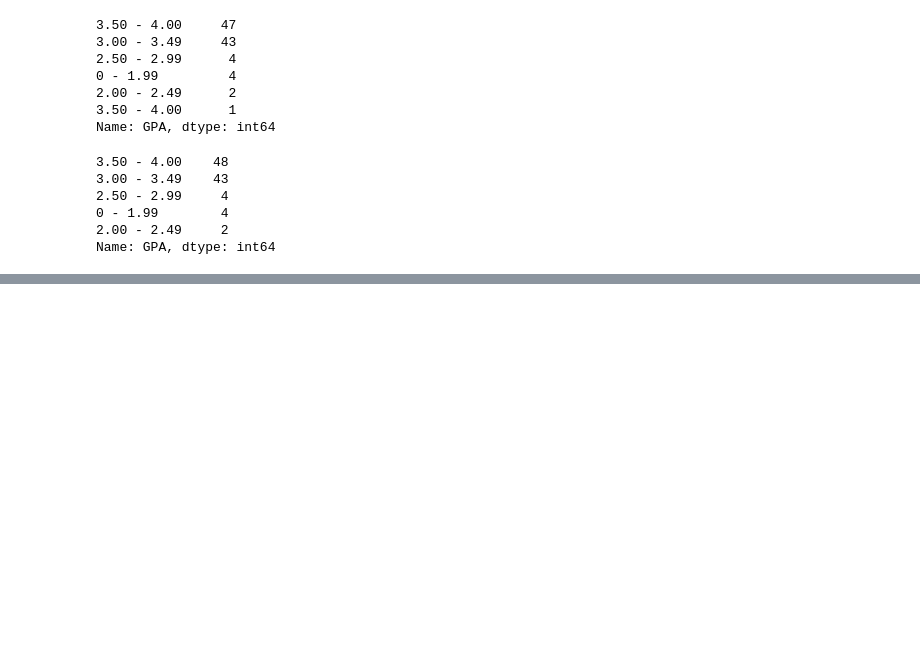
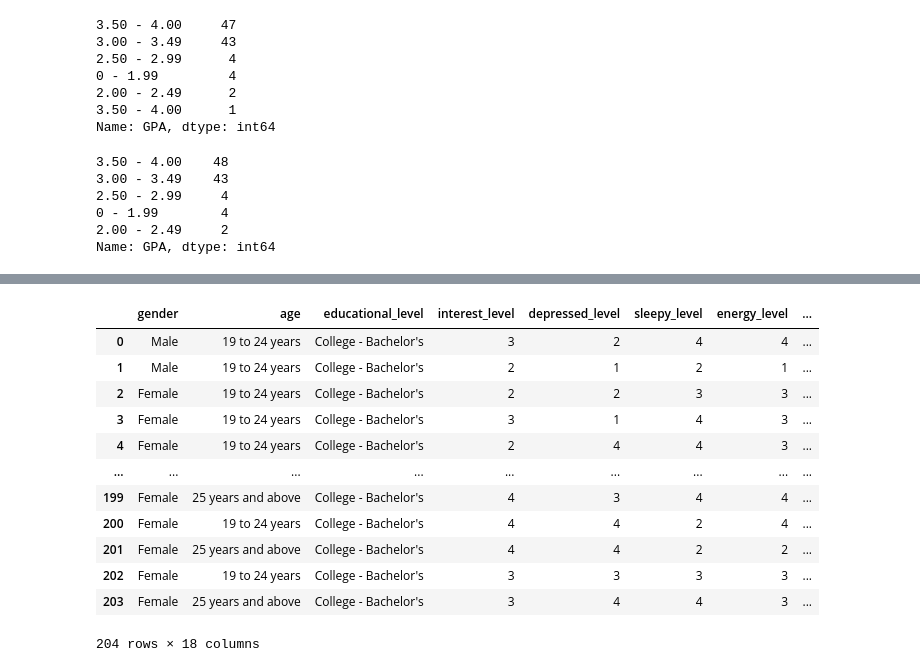
Before and after one commit to daniellecaro/Project-1-Mental-Health-, a Jupyter notebook: project_1_main.py.ipynb, the cells around one changed output, grey strips where cells are left out. Saved outputs shown, nothing was run; the diff lists cells and outputs as text; code cells hidden in the pictures; blank space fills up the shorter version.

```diff
--- a/project_1_main.py.ipynb
+++ b/project_1_main.py.ipynb
@@ -6,3 +6,4 @@ import pandas as pd
 # %%
 # read in files
 student_df = pd.read_csv("Resources/Student Mental health.csv")
+academic_performance_df = pd.read_csv("Resources/Effects on Academic Performance.csv")
@@ -192,0 +209,19 @@ Name: GPA, dtype: int64
+# %%
+# rename columns
+rename_academic_df = academic_performance_df.rename(columns = {'Gender:':'gender', 'Age:':'age',
+                                     'Educational Level':'educational_level',
+                                     'Little interest or pleasure in doing things ':'interest_level',
+                                     'Feeling down, depressed, or hopeless':'depressed_level',
+                                     'Trouble falling or staying asleep, or sleeping too much':'sleepy_level',
+                                     'Feeling tired or having little energy':'energy_level',
+                                     'Poor appetite or overeating':'appetite_level',
+                                     'Feeling bad about yourself or that you are a failure or not have let yourself or your family down':'self_worth_level',
+                                     'Trouble concentrating on things, such as reading the newspaper or watching television':'concentrating_level',
+                                     'Moving or speaking so slowly that other people could have noticed Or being so restless that you have been moving around a lot more than usual':'restless_level',
+                                     'Thoughts that you would be better off dead or of hurting yourself in some way':'suicidal_level',
+                                     'Do you have part-time or full-time job? ':'employment',
+                                     'Which of the following best describes your term-time accommodation?':'housing_situation',
+                                     'How many hours do you spend studying each day?':'studing_spending',
+                                     'How many of the electronic gadgets (e.g. mobile phone, computer, laptop, PSP, PS4, Wii, etc.) do you have in your home or your student accommodation/mess/hall?':'electronic_devices',
+                                     'How many hours do you spend on social media per day?':'social_media_time',
+                                     'Your Last Semester GPA: ':'GPA'})
@@ -192,0 +259,3 @@ Name: GPA, dtype: int64
+# %%
+bachelors_df = rename_academic_df.loc[rename_academic_df['educational_level'] == "College - Bachelor's"]
+bachelors_df.head()
@@ -192,0 +269,19 @@ Name: GPA, dtype: int64
+# %%
+# reset index
+bachelors_df = bachelors_df.reset_index(drop = True)
+# %%
+bachelors_df
+# %% [output]
+|  | gender | age | educational_level | interest_level | depressed_level | sleepy_level | energy_level | ... |
+| 0 | Male | 19 to 24 years | College - Bachelor's | 3 | 2 | 4 | 4 | ... |
+| 1 | Male | 19 to 24 years | College - Bachelor's | 2 | 1 | 2 | 1 | ... |
+| 2 | Female | 19 to 24 years | College - Bachelor's | 2 | 2 | 3 | 3 | ... |
+| 3 | Female | 19 to 24 years | College - Bachelor's | 3 | 1 | 4 | 3 | ... |
+| 4 | Female | 19 to 24 years | College - Bachelor's | 2 | 4 | 4 | 3 | ... |
+| ... | ... | ... | ... | ... | ... | ... | ... | ... |
+| 199 | Female | 25 years and above | College - Bachelor's | 4 | 3 | 4 | 4 | ... |
+| 200 | Female | 19 to 24 years | College - Bachelor's | 4 | 4 | 2 | 4 | ... |
+| 201 | Female | 25 years and above | College - Bachelor's | 4 | 4 | 2 | 2 | ... |
+| 202 | Female | 19 to 24 years | College - Bachelor's | 3 | 3 | 3 | 3 | ... |
+| 203 | Female | 25 years and above | College - Bachelor's | 3 | 4 | 4 | 3 | ... |
+204 rows × 18 columns
```
Also changed, not shown: parts of 11 cells of this notebook, 3 other files.
